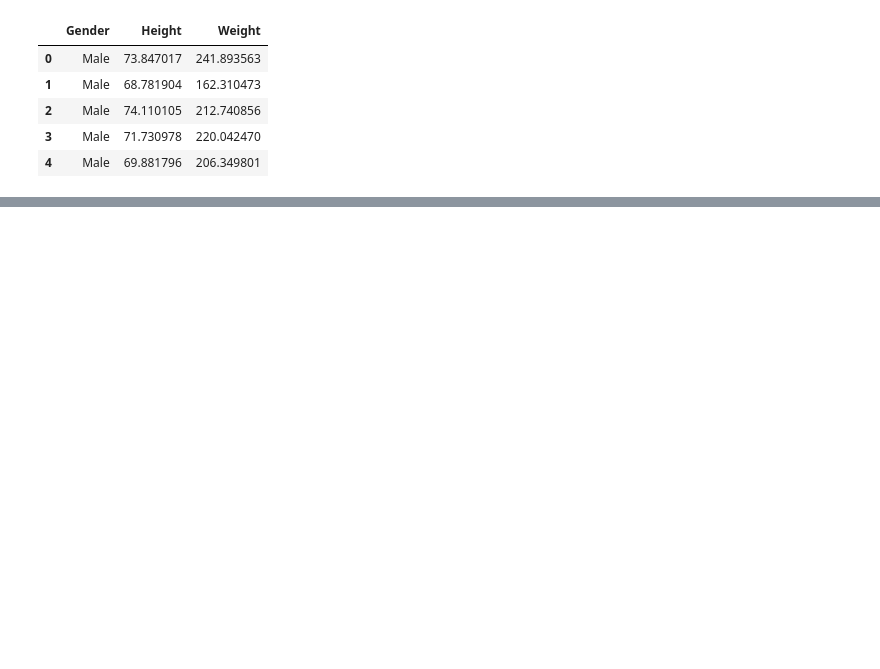
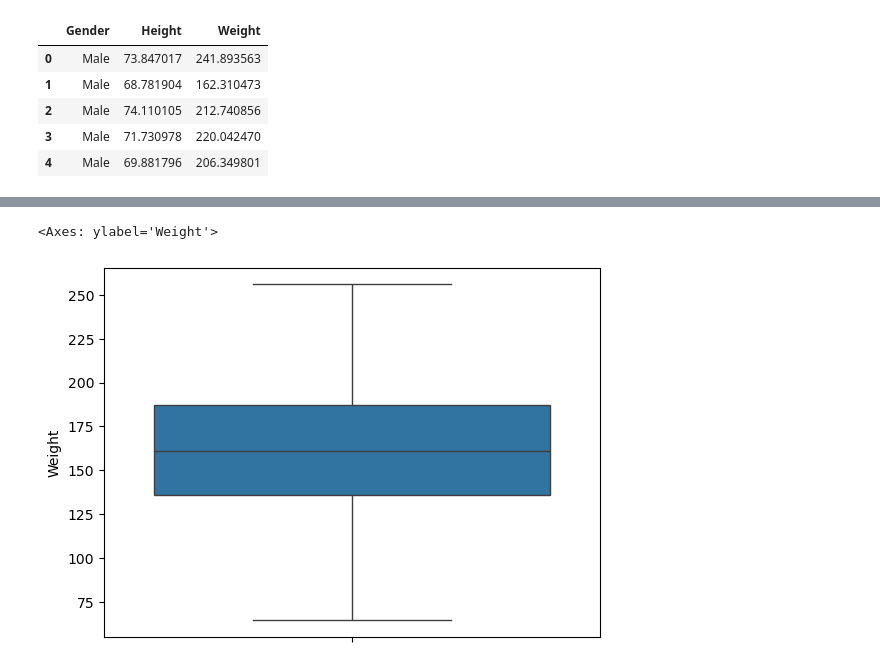
Before and after one commit to GichukiEdwin/Advanced_EDA_and_Feature_Engineering, a Jupyter notebook: Weight_FE.ipynb, the cells around one changed output, grey strips where cells are left out. Drawn from its saved outputs; the diff is of its cells as text; code cells hidden in the pictures; blank space fills up the shorter version.

```diff
--- a/Weight_FE.ipynb
+++ b/Weight_FE.ipynb
@@ -15,0 +44,9 @@ df.head()
+# %%
+q1=df['Weight'].quantile(0.25)
+q3=df['Weight'].quantile(0.75)
+iqr=q3-q1
+
+lower_bound=q1-1.5*iqr
+upper_bound=q3+1.5*iqr
+df1=df[(df['Weight']<lower_bound)|(df['Weight']>upper_bound)]
+df1.shape
@@ -15,0 +62,3 @@ df.head()
+# %%
+df2=df[(df['Weight']>lower_bound)&(df['Weight']<upper_bound)]
+df2.shape
@@ -15,0 +83,5 @@ df.head()
+# %%
+sns.boxplot(df2['Weight'])
+# %% [output]
+<Axes: ylabel='Weight'>
+[figure, added]
```
Also changed, not shown: parts of 32 cells of this notebook, 1 other file.
